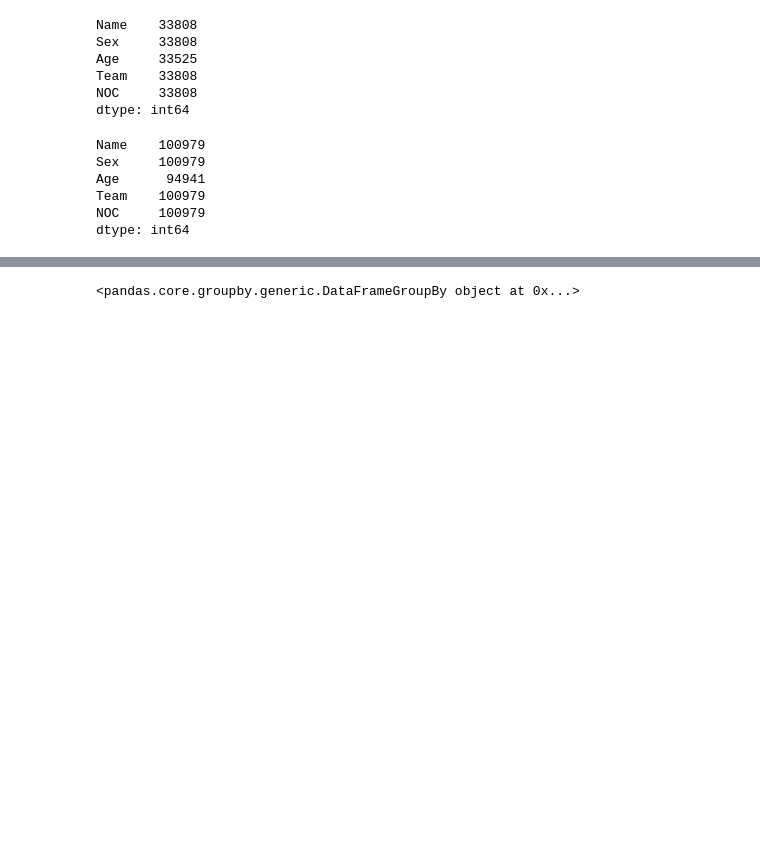
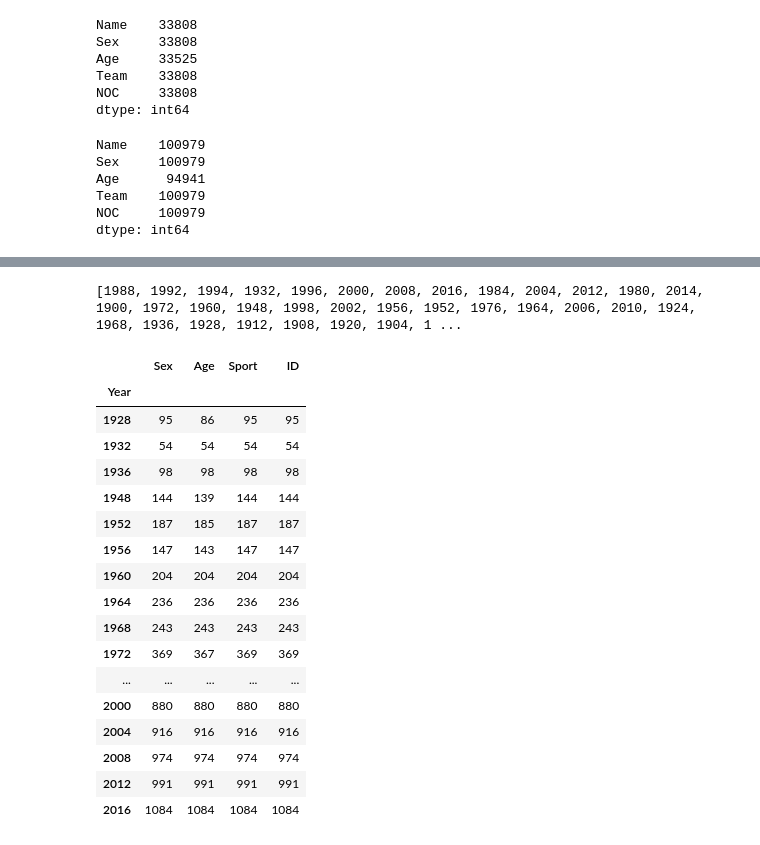
Before and after one commit to fhelms8/Git_Sum_Group_Prj, a Jupyter notebook: tester-women .ipynb, the cells around one changed output, grey strips where cells are left out. Saved outputs shown, nothing was run; the diff lists cells and outputs as text; code cells hidden in the pictures; blank space fills up the shorter version.

```diff
--- a/tester-women .ipynb
+++ b/tester-women .ipynb
@@ -98,14 +98,40 @@ player_data
 48860 rows × 5 columns
+# %%
+labels = player_data['Year'].drop_duplicates()
+print(labels.tolist())
+# %% [output]
+[1988, 1992, 1994, 1932, 1996, 2000, 2008, 2016, 1984, 2004, 2012, 1980, 2014, 1900, 1972, 1960, 1948, 1998, 2002, 1956, 1952, 1976, 1964, 2006, 2010, 1924, 1968, 1936, 1928, 1912, 1908, 1920, 1904, 1 ...
 # %%
-#Set theme
-plt.style.use('seaborn')
 
 #Select specific sports to look at trend
-selected_sports = player_data.loc[(player_data['Sport'] == 'Athletics') |
-                                  (player_data['Sport'] == 'Gymnastics') |
-                                  (player_data['Sport'] == 'Swimming'), :]
-sports = selected_sports.groupby(['Sport'])
-sports['Name'].value_counts
-sports
+selected_sport1 = player_data.loc[(player_data['Sport'] == 'Athletics'), :]
+
+selected_sport2 = player_data.loc[(player_data['Sport'] == 'Gymnastics'), :]
+
+selected_sport3 = player_data.loc[(player_data['Sport'] == 'Swimming'), :]
+
+#participants = [(len(selected_sport1)),(len(selected_sport2)),(len(selected_sport3))]
+#print(selected_sport1)
+
+grp_ss1 = selected_sport1.groupby(by="Year").count()
+df_yr1 = pd.DataFrame(grp_ss1)
+df_yr1
 # %% [output]
-<pandas.core.groupby.generic.DataFrameGroupBy object at 0x...>
+|  | Sex | Age | Sport | ID |
+| Year |  |  |  |  |
+| 1928 | 95 | 86 | 95 | 95 |
+| 1932 | 54 | 54 | 54 | 54 |
+| 1936 | 98 | 98 | 98 | 98 |
+| 1948 | 144 | 139 | 144 | 144 |
+| 1952 | 187 | 185 | 187 | 187 |
+| 1956 | 147 | 143 | 147 | 147 |
+| 1960 | 204 | 204 | 204 | 204 |
+| 1964 | 236 | 236 | 236 | 236 |
+| 1968 | 243 | 243 | 243 | 243 |
+| 1972 | 369 | 367 | 369 | 369 |
+| ... | ... | ... | ... | ... |
+| 2000 | 880 | 880 | 880 | 880 |
+| 2004 | 916 | 916 | 916 | 916 |
+| 2008 | 974 | 974 | 974 | 974 |
+| 2012 | 991 | 991 | 991 | 991 |
+| 2016 | 1084 | 1084 | 1084 | 1084 |
```
Also changed, not shown: parts of 4 cells of this notebook, 1 other file.
